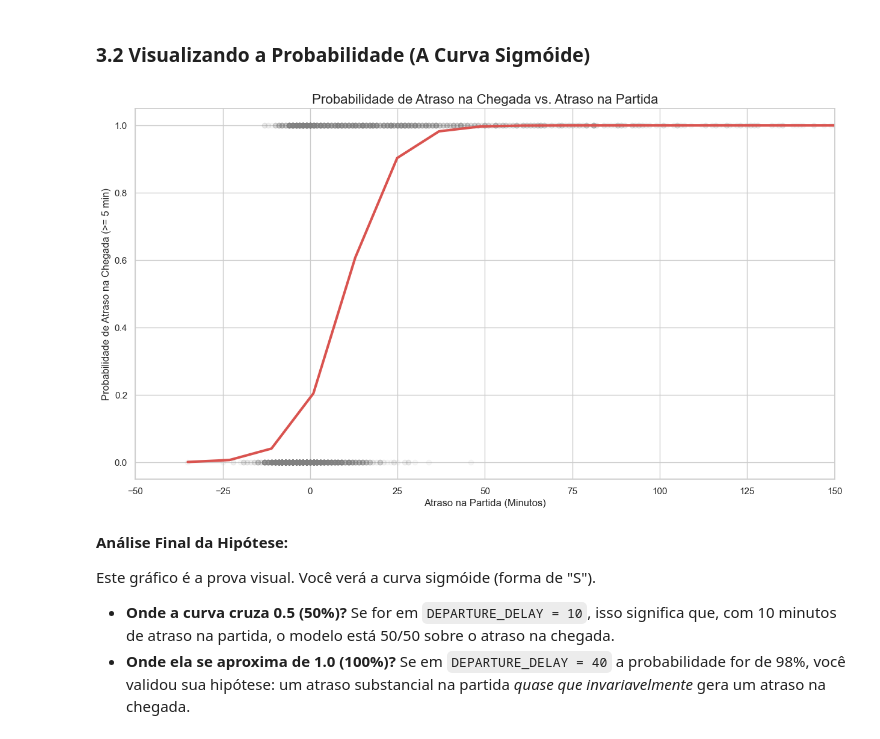
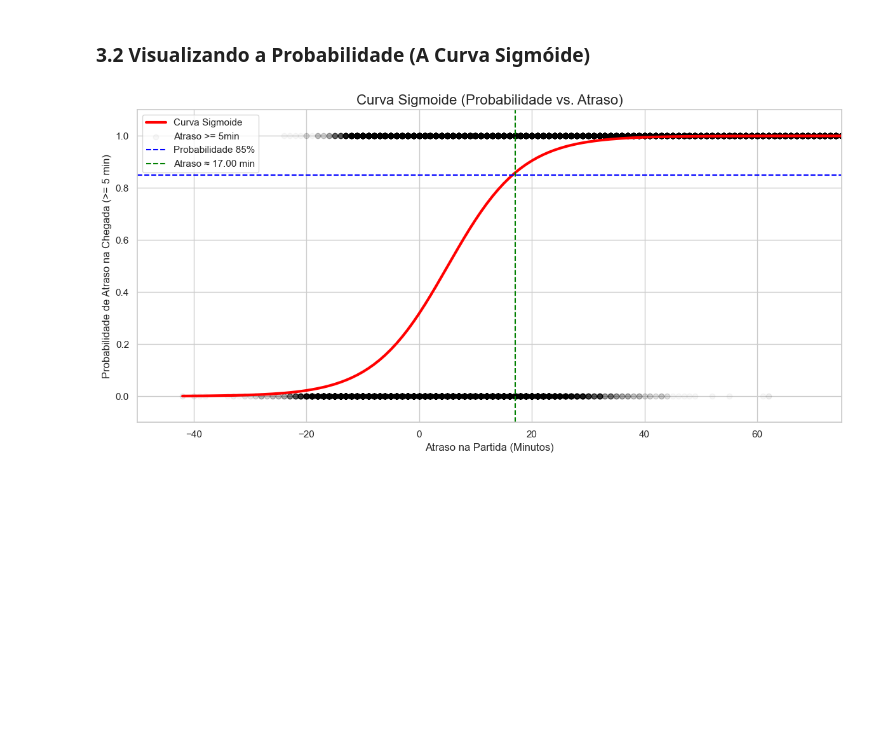
Before and after one commit to vpalvesalan/TechChallenge3, a Jupyter notebook: notebooks/2_EDA_visuals.ipynb, the cells around one changed output. Drawn from its saved outputs; the diff is of its cells as text; code cells hidden in the pictures; blank space fills up the shorter version.

Commit message:
Finaliza EDA e Modelo Baseline

```diff
--- a/notebooks/2_EDA_visuals.ipynb
+++ b/notebooks/2_EDA_visuals.ipynb
@@ -401,7 +473,7 @@ Usaremos um modelo de Regressão Logística treinado **apenas com `DEPARTURE_DEL
 # %%
 print("--- Preparando dados para Modelo de Baseline ---")
 
-# O dataset é muito grande, treinar em 5.7M de linhas levará tempo.
+# O dataset é muito grande. Apenas para um modelo de base, não é necessário treinar sobre todo o dataset.
 # Vamos usar uma amostra estratificada de 1M de linhas para um teste rápido.
 df_model_sample = df_sample.copy()
 
@@ -412,12 +484,8 @@ df_model_sample = df_model_sample.dropna(subset=['DEPARTURE_DELAY', 'IS_DELAYED_
 X = df_model_sample[['DEPARTURE_DELAY']]
 y = df_model_sample['IS_DELAYED_5MIN']
 
-# 2. Normalizar os dados (bom para Regressão Logística)
-scaler = StandardScaler()
-X_scaled = scaler.fit_transform(X)
-
-# 3. Dividir em Treino e Teste
-X_train, X_test, y_train, y_test = train_test_split(X_scaled, y, test_size=0.3, stratify=y)
+#2. Dividir em Treino e Teste
+X_train, X_test, y_train, y_test = train_test_split(X, y, test_size=0.3, stratify=y)
 
 print(f"Tamanho do Treino: {len(y_train)} | Tamanho do Teste: {len(y_test)}")
 print(f"Taxa de Atraso no Treino: {y_train.mean():.2%}")
@@ -498,40 +564,34 @@ O `classification_report` é a chave aqui.
 # %% [markdown]
 ### 3.2 Visualizando a Probabilidade (A Curva Sigmóide)
-# %%
-# Para plotar a curva sigmóide, precisamos dos dados NÃO normalizados no eixo X
-X_unscaled = scaler.inverse_transform(X_test)
-
-# Criar um dataframe temporário para o regplot
-df_plot = pd.DataFrame({
-    'DEPARTURE_DELAY': X_unscaled.flatten(),
-    'IS_DELAYED_5MIN': y_test,
-    'PROBABILITY': y_pred_proba
-})
-
-# Plotar a curva de regressão logística
-plt.figure(figsize=(15, 8))
-
-sns.regplot(
-    data=df_plot.sample(min(5000, len(df_plot))),
-    x='DEPARTURE_DELAY',
-    y='IS_DELAYED_5MIN',
-    logistic=True,
-    ci=None,
-    scatter_kws={'alpha': 0.05, 'color': 'gray'},
-    line_kws={'color': '#d9534f', 'lw': 3}  # ✅ correct way to set line color and width
-)
-
-plt.title('Probabilidade de Atraso na Chegada vs. Atraso na Partida', fontsize=16)
-plt.xlabel('Atraso na Partida (Minutos)')
-plt.ylabel('Probabilidade de Atraso na Chegada (>= 5 min)')
-plt.xlim(-50, 150)
-plt.show()
-# %% [output]
-[figure, removed]
-# %% [markdown]
-**Análise Final da Hipótese:**
-
-Este gráfico é a prova visual. Você verá a curva sigmóide (forma de "S").
-
-* **Onde a curva cruza 0.5 (50%)?** Se for em `DEPARTURE_DELAY = 10`, isso significa que, com 10 minutos de atraso na partida, o modelo está 50/50 sobre o atraso na chegada.
-* **Onde ela se aproxima de 1.0 (100%)?** Se em `DEPARTURE_DELAY = 40` a probabilidade for de 98%, você validou sua hipótese: um atraso substancial na partida *quase que invariavelmente* gera um atraso na chegada.
+# %%
+# Ordenar os dados para uma curva suave
+sorted_idx = np.argsort(X_test['DEPARTURE_DELAY'].to_numpy().flatten())
+X_sorted = X_test['DEPARTURE_DELAY'].to_numpy().flatten()[sorted_idx]
+proba_sorted = y_pred_proba[sorted_idx]
+
+# Plotar a curva sigmoide
+plt.figure(figsize=(12, 6))
+plt.plot(X_sorted, proba_sorted, color='red', linewidth=3, label='Curva Sigmoide')
+
+# Plotar os pontos reais (ground truth)
+plt.scatter(X_test, y_test, alpha=0.03, color='black', label='Atraso >= 5min')
+
+# Linha horizontal e vertical de referência em 85%:
+y_threshold = 0.85
+# Responde a perguta: com quantos minutos, há uma probabilidade de atraso de 85%?
+plt.axhline(y=y_threshold, color='blue', linestyle='--', label='Probabilidade 85%')
+x_threshold = X_sorted[np.abs(proba_sorted - y_threshold).argmin()] # econtra o valor em X
+plt.axvline(x=x_threshold, color='green', linestyle='--', label=f'Atraso ≈ {x_threshold:.2f} min')
+
+# Títulos e rótulos em português
+plt.title('Curva Sigmoide (Probabilidade vs. Atraso)', fontsize=16)
+plt.xlabel('Atraso na Partida (Minutos)')
+plt.ylabel('Probabilidade de Atraso na Chegada (>= 5 min)')
+plt.xlim(-50, 75)
+plt.ylim(-0.1, 1.1)
+plt.legend()
+plt.grid(True)
+plt.tight_layout()
+plt.show()
+# %% [output]
+[figure, added]
```
Also changed, not shown: parts of 15 cells of this notebook, 2 other files.
